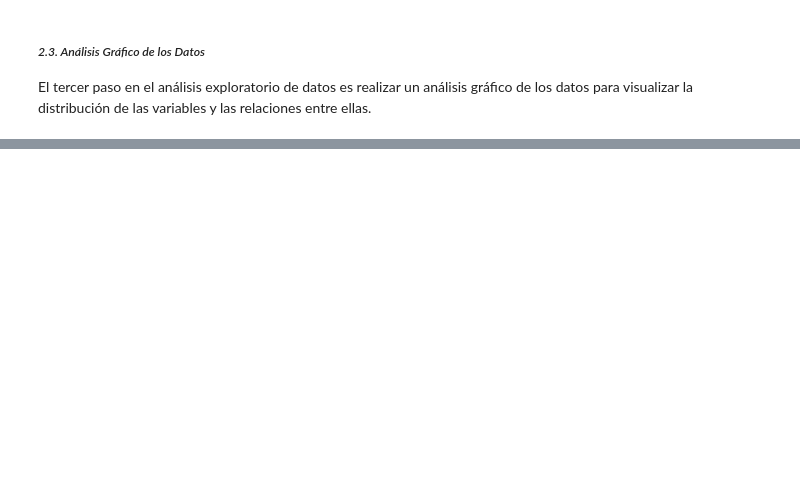
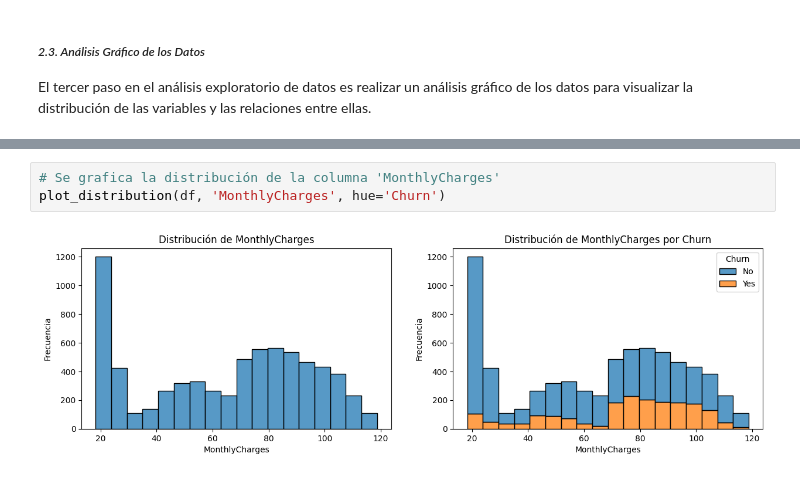
Before and after one commit to stefanoaragoni/CC31062024_Proyecto1, a Jupyter notebook: proyecto1.ipynb, the cells around one changed output, grey strips where cells are left out. Cells and saved outputs as stored; diff of their text form; blank space fills up the shorter version.

```diff
--- a/proyecto1.ipynb
+++ b/proyecto1.ipynb
@@ -316,0 +388,5 @@ def plot_correlation(data):
+# %%
+# Se grafica la distribución de la columna 'MonthlyCharges'
+plot_distribution(df, 'MonthlyCharges', hue='Churn')
+# %% [output]
+[figure, added]
```
Also changed, not shown: parts of 46 cells of this notebook, 1 other file.
